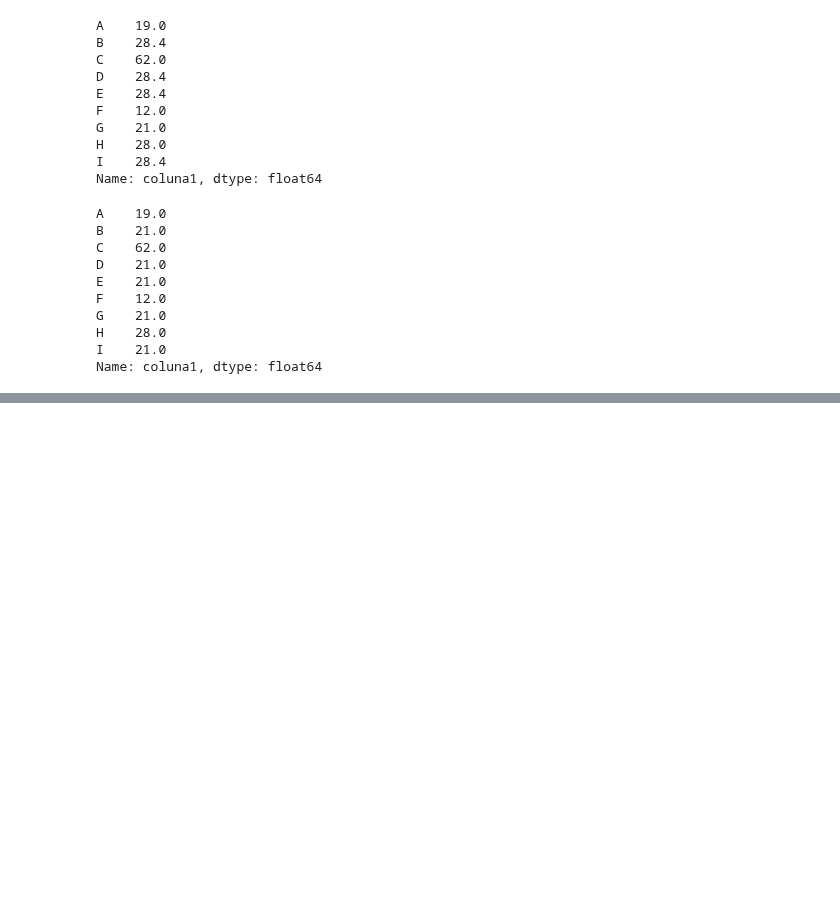
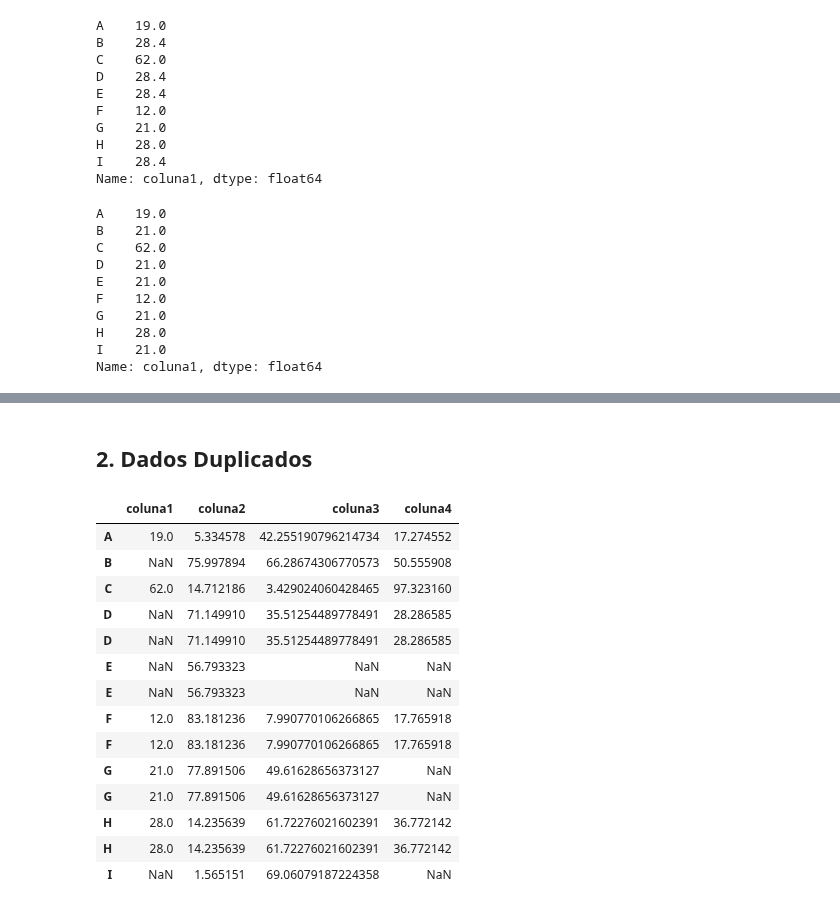
Before and after one commit to RaphaelfsOliveira/DataScience, a Jupyter notebook: EBAC Curso Ciência de Dados/Cientista de Dados/modulo_limpeza_e_preparacao_de_dados.ipynb, the cells around one changed output, grey strips where cells are left out. Saved outputs shown, nothing was run; the diff lists cells and outputs as text; code cells hidden in the pictures; blank space fills up the shorter version.

```diff
--- a/EBAC Curso Ciência de Dados/Cientista de Dados/modulo_limpeza_e_preparacao_de_dados.ipynb
+++ b/EBAC Curso Ciência de Dados/Cientista de Dados/modulo_limpeza_e_preparacao_de_dados.ipynb
@@ -233,0 +288,23 @@ Name: coluna1, dtype: float64
+# %% [markdown]
+## 2\. Dados Duplicados
+# %%
+# criando um dataframe com dados duplicados
+
+df_dup = df.append(df.loc['D': 'H',:]).sort_index()
+df_dup
+# %% [output]
+|  | coluna1 | coluna2 | coluna3 | coluna4 |
+| A | 19.0 | 5.334578 | 42.255190796214734 | 17.274552 |
+| B | NaN | 75.997894 | 66.28674306770573 | 50.555908 |
+| C | 62.0 | 14.712186 | 3.429024060428465 | 97.323160 |
+| D | NaN | 71.149910 | 35.51254489778491 | 28.286585 |
+| D | NaN | 71.149910 | 35.51254489778491 | 28.286585 |
+| E | NaN | 56.793323 | NaN | NaN |
+| E | NaN | 56.793323 | NaN | NaN |
+| F | 12.0 | 83.181236 | 7.990770106266865 | 17.765918 |
+| F | 12.0 | 83.181236 | 7.990770106266865 | 17.765918 |
+| G | 21.0 | 77.891506 | 49.61628656373127 | NaN |
+| G | 21.0 | 77.891506 | 49.61628656373127 | NaN |
+| H | 28.0 | 14.235639 | 61.72276021602391 | 36.772142 |
+| H | 28.0 | 14.235639 | 61.72276021602391 | 36.772142 |
+| I | NaN | 1.565151 | 69.06079187224358 | NaN |
```
Also changed, not shown: parts of 12 cells of this notebook.
